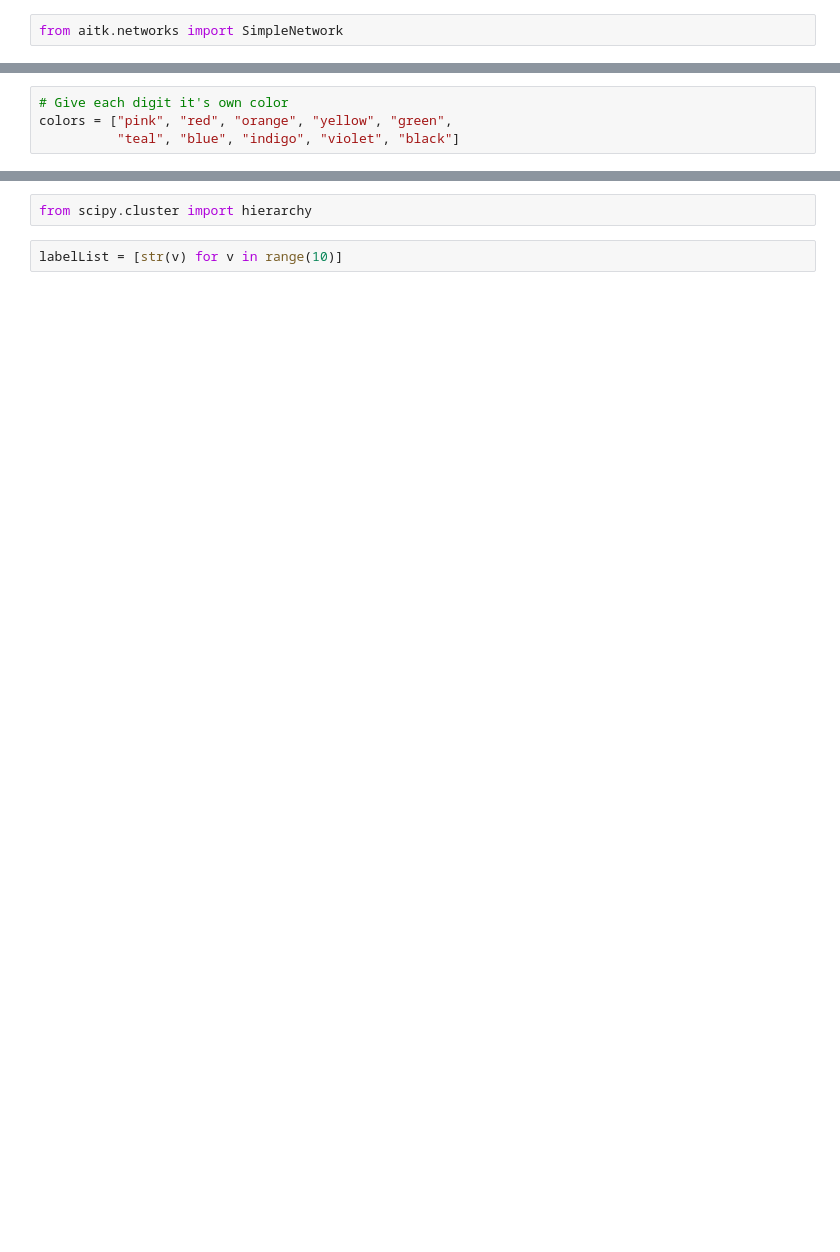
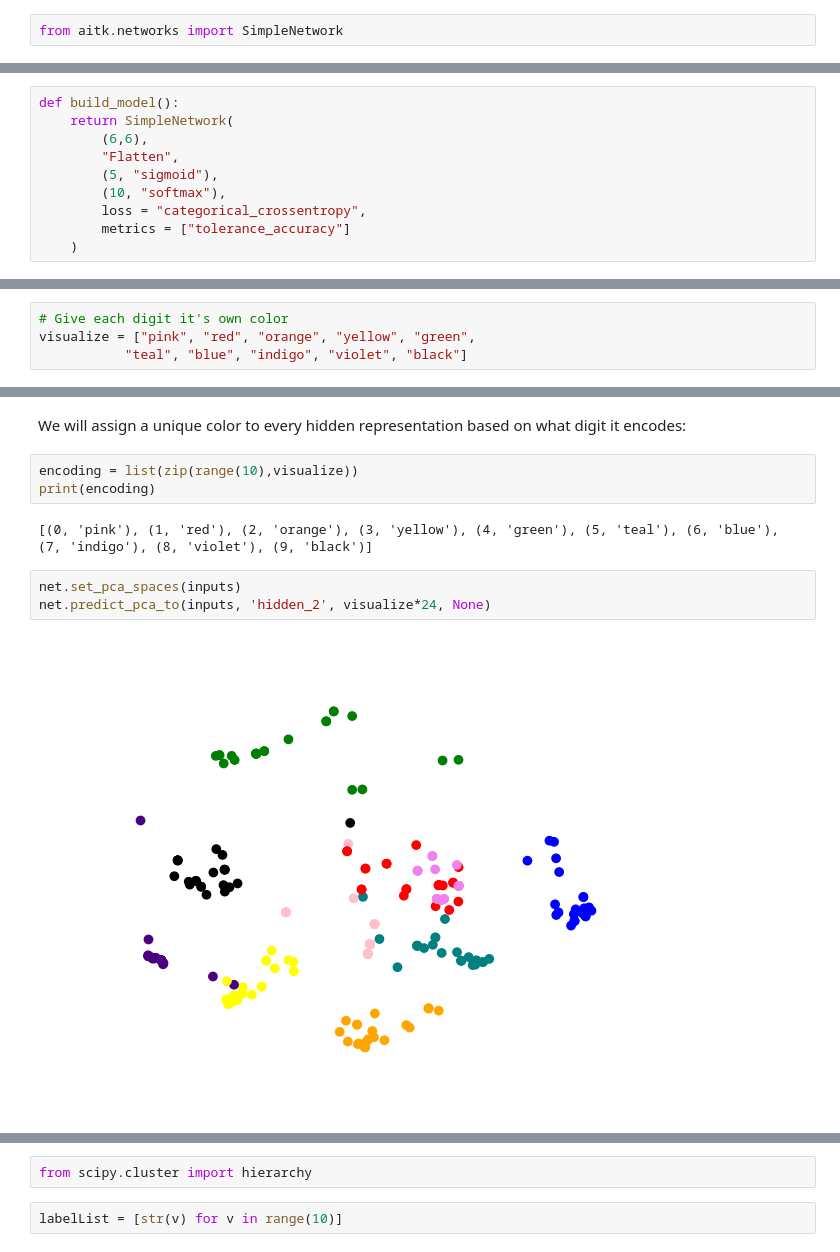
Before and after one commit to ArtificialIntelligenceToolkit/aitk, a Jupyter notebook: notebooks/AnalyzingHiddenRepresentations.ipynb, the cells around one changed output, grey strips where cells are left out. Cells and saved outputs as stored; diff of their text form; blank space fills up the shorter version.

```diff
--- a/notebooks/AnalyzingHiddenRepresentations.ipynb
+++ b/notebooks/AnalyzingHiddenRepresentations.ipynb
@@ -56,2 +41,12 @@ def build_model():
+# %%
+def build_model():
+    return SimpleNetwork(
+        (6,6),
+        "Flatten",
+        (5, "sigmoid"),
+        (10, "softmax"),
+        loss = "categorical_crossentropy",
+        metrics = ["tolerance_accuracy"]
+    )
 # %%
 net = build_model()
@@ -79,4 +119,4 @@ press enter
 # %%
 # Give each digit it's own color
-colors = ["pink", "red", "orange", "yellow", "green",
-          "teal", "blue", "indigo", "violet", "black"]
+visualize = ["pink", "red", "orange", "yellow", "green",
+           "teal", "blue", "indigo", "violet", "black"]
@@ -86,0 +123,12 @@ net.predict_pca(inputs, colors=colors*24)
+# %% [markdown]
+We will assign a unique color to every hidden representation based on what digit it encodes:
+# %%
+encoding = list(zip(range(10),visualize))
+print(encoding)
+# %% [output]
+[(0, 'pink'), (1, 'red'), (2, 'orange'), (3, 'yellow'), (4, 'green'), (5, 'teal'), (6, 'blue'), (7, 'indigo'), (8, 'violet'), (9, 'black')]
+# %%
+net.set_pca_spaces(inputs)
+net.predict_pca_to(inputs, 'hidden_2', visualize*24, None)
+# %% [output]
+[figure, added]
```
Also changed, not shown: parts of 25 cells of this notebook.
